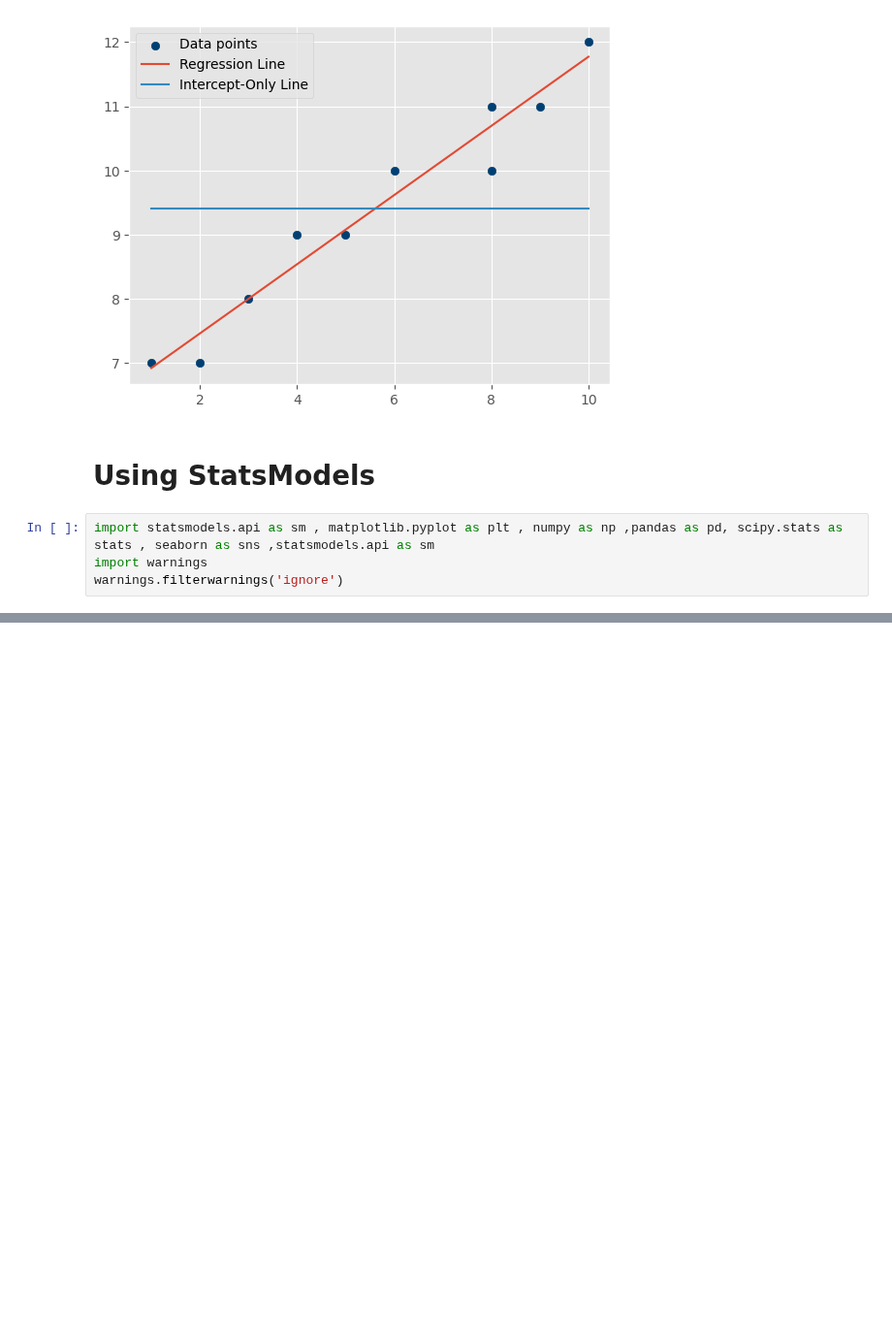
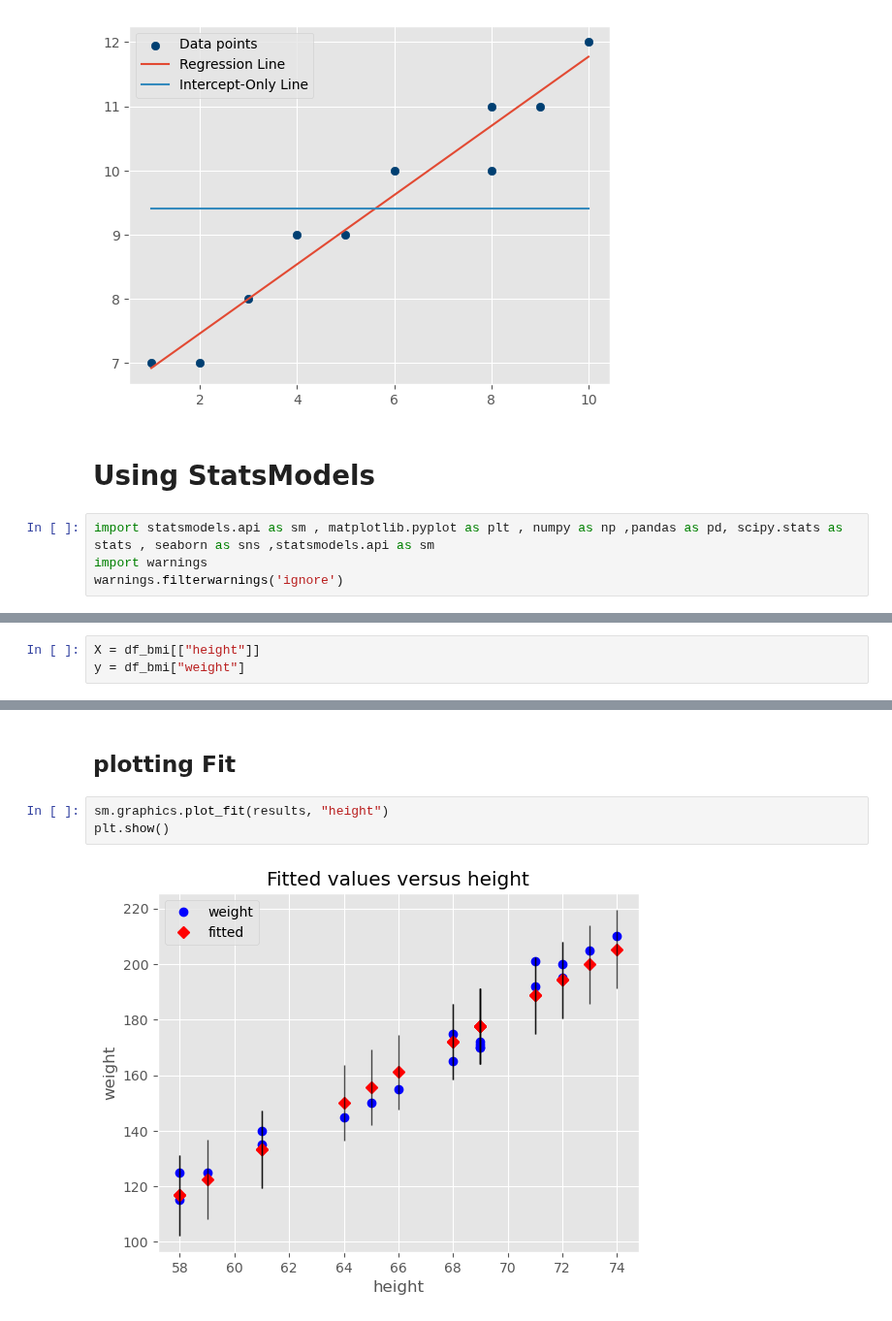
Before and after one commit to claudiahW/LuxDev, a Jupyter notebook: projects/regressionmodel.ipynb, the cells around one changed output, grey strips where cells are left out. Shown at 97% size. Saved outputs shown, nothing was run; the diff lists cells and outputs as text; blank space fills up the shorter version.

```diff
--- a/projects/regressionmodel.ipynb
+++ b/projects/regressionmodel.ipynb
@@ -59,0 +70,3 @@ warnings.filterwarnings('ignore')
+# %%
+X = df_bmi[["height"]]
+y = df_bmi["weight"]
@@ -59,0 +155,7 @@ warnings.filterwarnings('ignore')
+# %% [markdown]
+## plotting Fit
+# %%
+sm.graphics.plot_fit(results, "height")
+plt.show()
+# %% [output]
+[figure, added]
```
Also changed, not shown: parts of 22 cells of this notebook.
